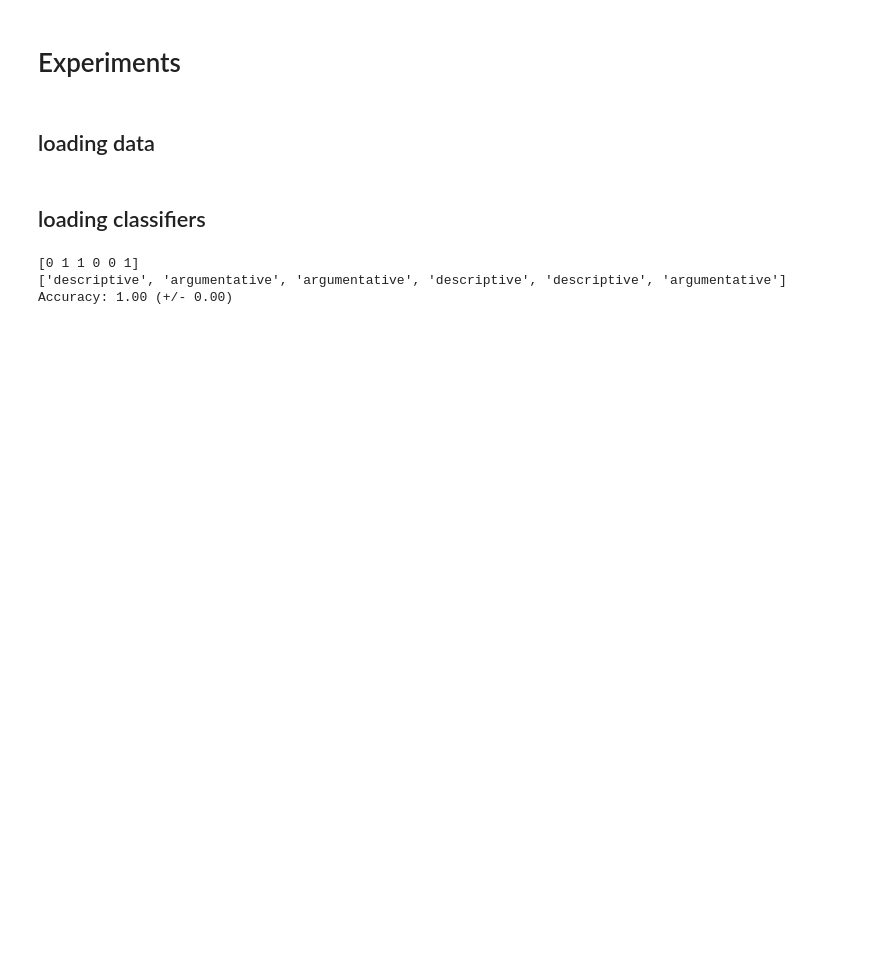
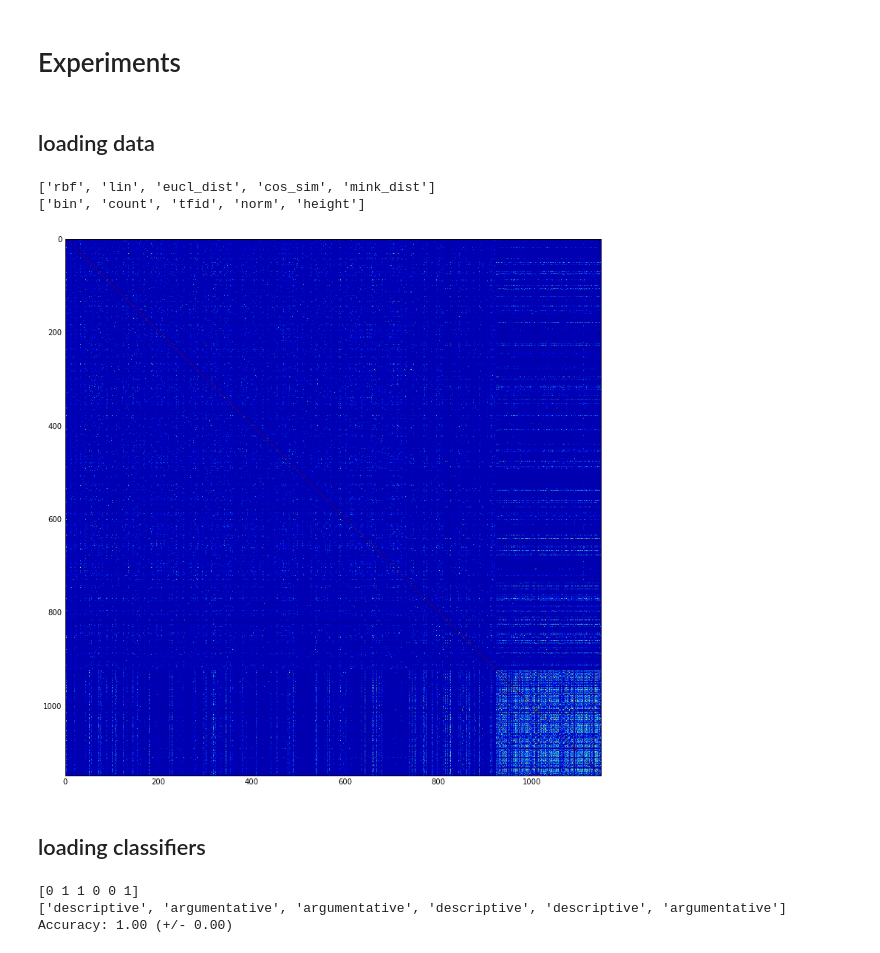
Before and after one commit to emited/discourseAnalysis, a Jupyter notebook: code/experiments.ipynb, the cells around one changed output. Saved outputs shown, nothing was run; the diff lists cells and outputs as text; code cells hidden in the pictures; blank space fills up the shorter version.

```diff
--- a/code/experiments.ipynb
+++ b/code/experiments.ipynb
@@ -35,0 +11,15 @@ Y = v.inverse_transform(X)
+# %%
+import cPickle as pickle
+vect_kernels = pickle.load(open('../../data/vect_kernels.pkl','r'))
+# %%
+print vect_kernels.keys()
+print vect_kernels['rbf'].keys()
+%matplotlib inline
+import matplotlib.pyplot as plt
+plt.figure(figsize=(13,13))
+plt.imshow(vect_kernels['rbf']['norm']+vect_kernels['rbf']['height'])
+plt.show()
+# %% [output]
+['rbf', 'lin', 'eucl_dist', 'cos_sim', 'mink_dist']
+['bin', 'count', 'tfid', 'norm', 'height']
+[figure, added]
```
Also changed, not shown: parts of 9 cells of this notebook, 8 other files.
